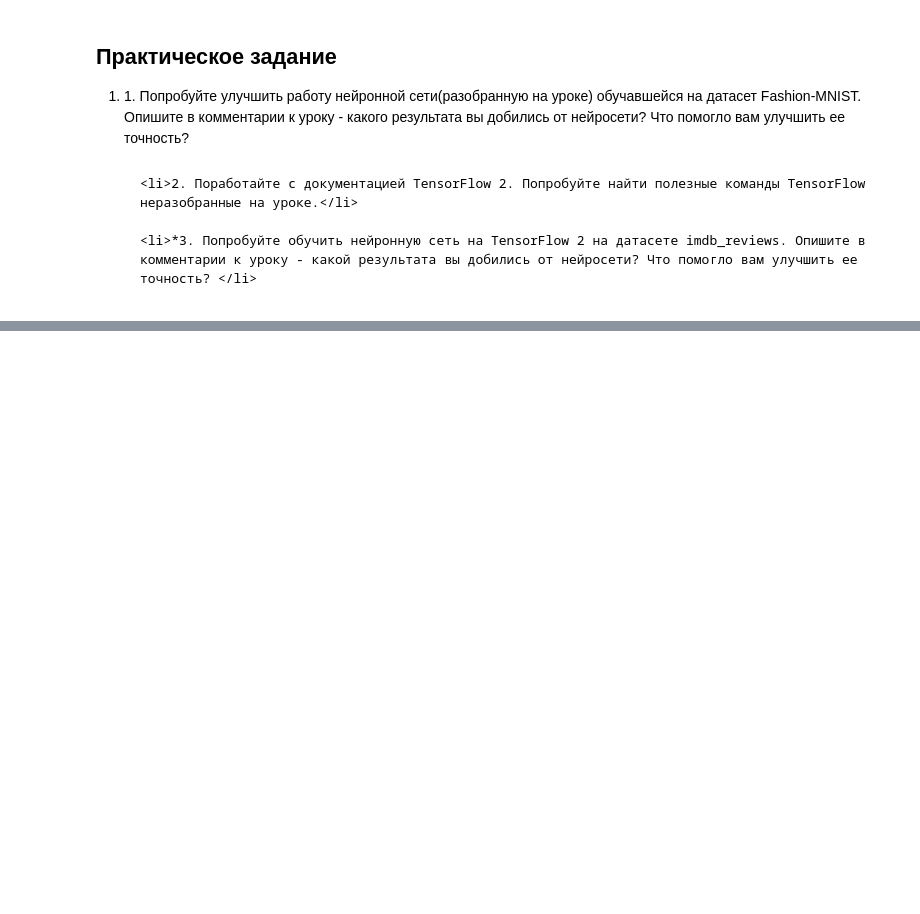
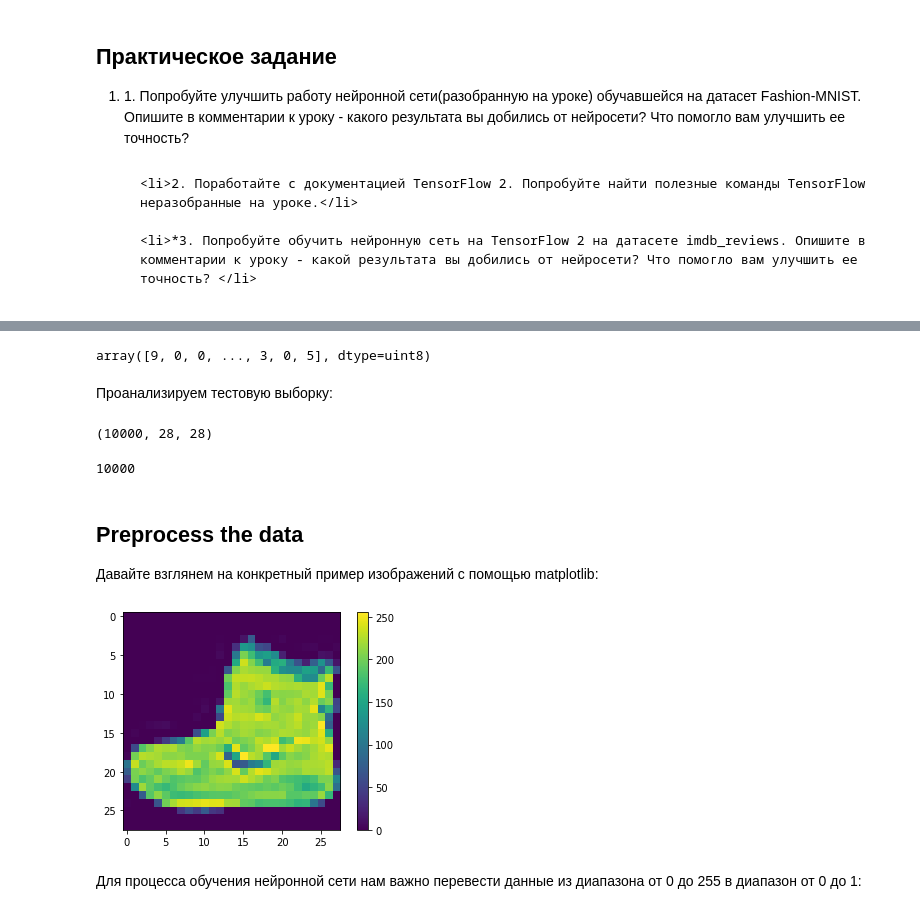
Before and after one commit to LMAXL7791211/neyral, a Jupyter notebook: hw3 neyral networks.ipynb, the cells around one changed output, grey strips where cells are left out. Cells and saved outputs as stored; diff of their text form; code cells hidden in the pictures; blank space fills up the shorter version.

```diff
--- a/hw3 neyral networks.ipynb
+++ b/hw3 neyral networks.ipynb
@@ -17,0 +51,4 @@
+# %%
+fashion_mnist = keras.datasets.fashion_mnist
+
+(train_images, train_labels), (test_images, test_labels) = fashion_mnist.load_data()
@@ -17,0 +121,28 @@
+# %%
+train_labels
+# %% [output]
+array([9, 0, 0, ..., 3, 0, 5], dtype=uint8)
+# %% [markdown]
+Проанализируем тестовую выборку:
+# %%
+test_images.shape
+# %% [output]
+(10000, 28, 28)
+# %%
+len(test_labels)
+# %% [output]
+10000
+# %% [markdown]
+## Preprocess the data
+
+Давайте взглянем на конкретный пример изображений с помощью matplotlib:
+# %%
+plt.figure()
+plt.imshow(train_images[0])
+plt.colorbar()
+plt.grid(False)
+plt.show();
+# %% [output]
+[figure, added]
+# %% [markdown]
+Для процесса обучения нейронной сети нам важно перевести данные из диапазона от 0 до 255 в диапазон от 0 до 1:
```
Also changed, not shown: parts of 67 cells of this notebook.
